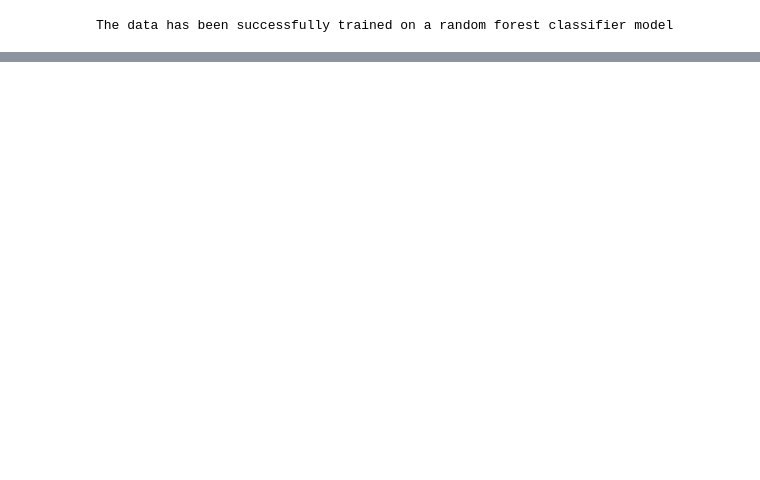
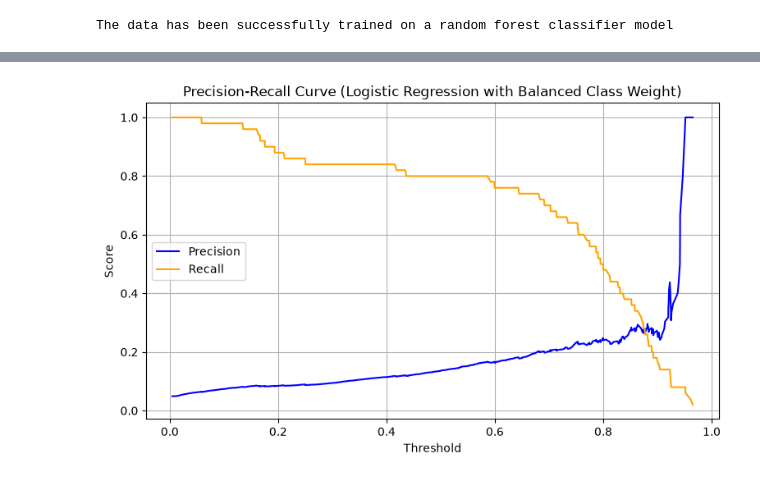
Before and after one commit to maxintelligence/stroke-prediction, a Jupyter notebook: notebooks/stroke_dataset.ipynb, the cells around one changed output, grey strips where cells are left out. Saved outputs shown, nothing was run; the diff lists cells and outputs as text; code cells hidden in the pictures; blank space fills up the shorter version.

```diff
--- a/notebooks/stroke_dataset.ipynb
+++ b/notebooks/stroke_dataset.ipynb
@@ -1040,7 +1045,7 @@ print("The data has been successfully trained on a logistic regression model wit
 # %% [output]
 The data has been successfully trained on a logistic regression model with class weight = balanced
 # %%
-# making predictions on the trained data
-y_pred_balanced = lr_balanced.predict(X_test)
-y_prob_balanced = lr_balanced.predict_proba(X_test)[:,1]
+# Predict class labels and probabilities for the positive class
+y_pred_balanced_lr = lr_balanced.predict(X_test)
+y_pred_proba_balanced_lr = lr_balanced.predict_proba(X_test)[:,1]
 # %%
@@ -1079,0 +1297,16 @@ The data has been successfully trained on a random forest classifier model
+# %%
+# plotting the precision_recall curve to choose the best threshold for the best model
+precision_vals, recall_vals, thresholds = precision_recall_curve(y_test, y_pred_proba_balanced_lr)
+
+plt.figure(figsize=(9, 5))
+plt.plot(thresholds, precision_vals[:-1], label='Precision', color='blue')
+plt.plot(thresholds, recall_vals[:-1], label='Recall', color='orange')
+plt.xlabel('Threshold')
+plt.ylabel('Score')
+plt.title('Precision-Recall Curve (Logistic Regression with Balanced Class Weight)')
+plt.grid(True)
+plt.savefig('../outputs/figures/precision_recall_curve.png', dpi=150, bbox_inches='tight')
+plt.legend()
+plt.show()
+# %% [output]
+[figure, added]
```
Also changed, not shown: parts of 33 cells of this notebook, 5 other files.
